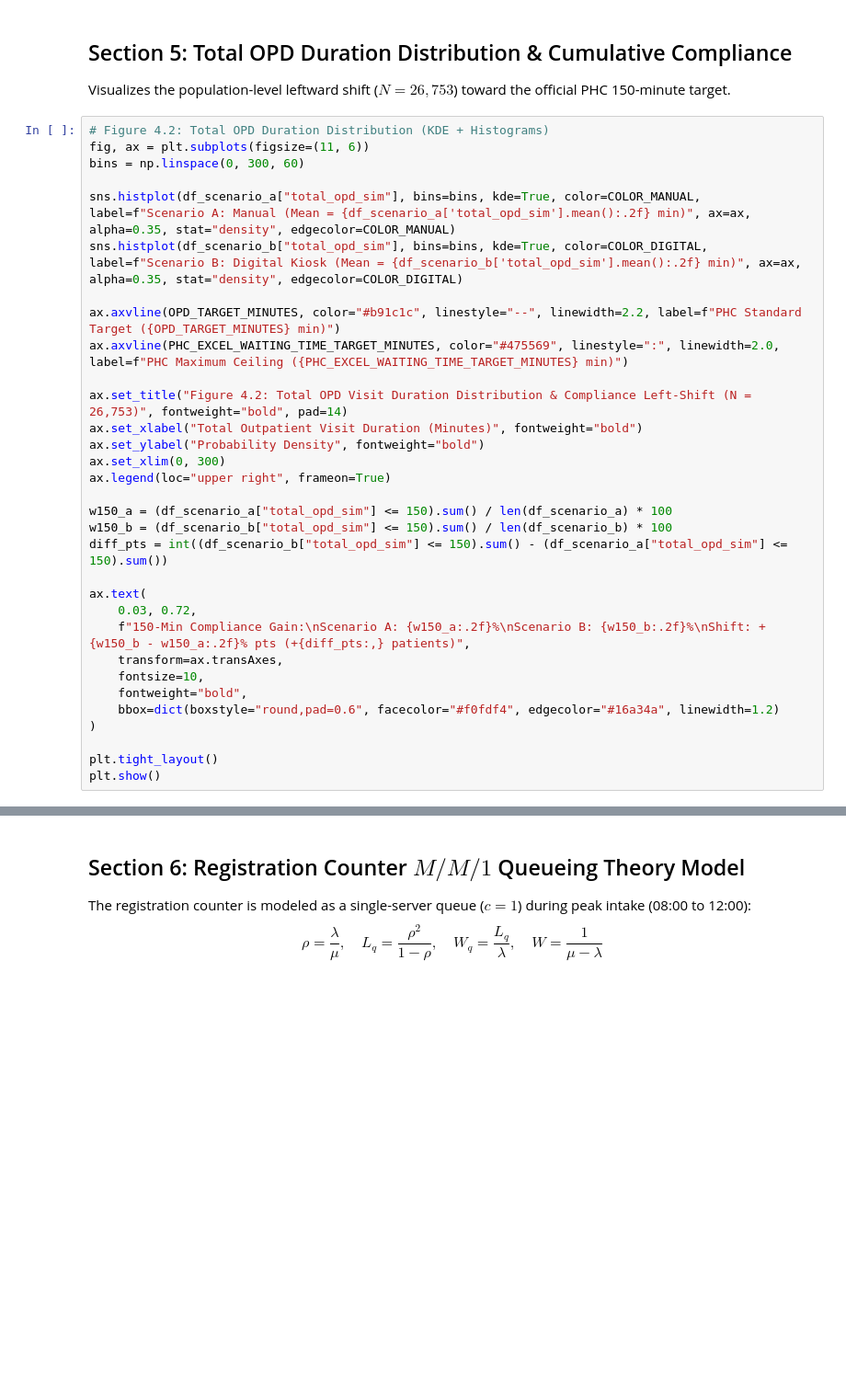
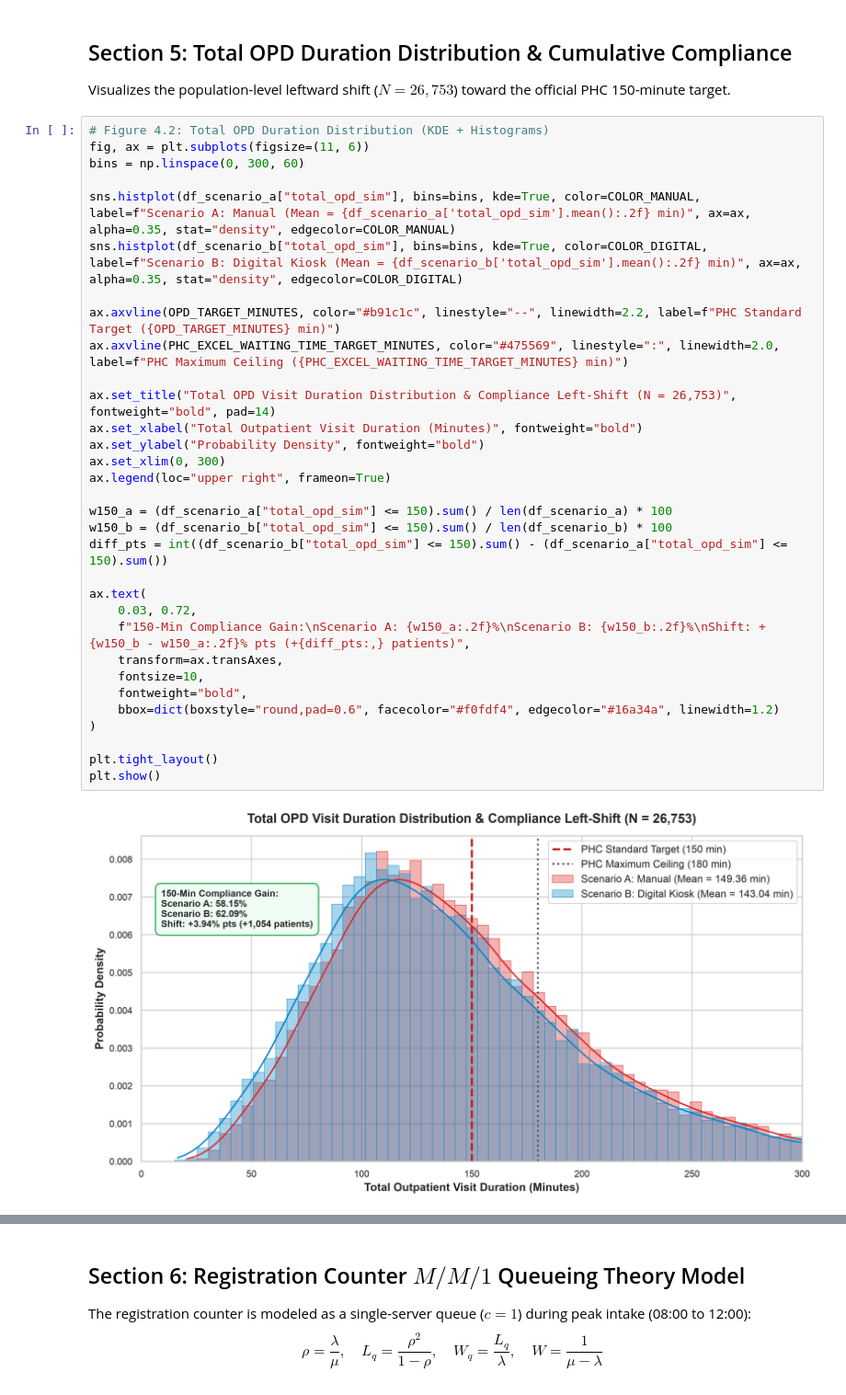
Before and after one commit to Haoraaaannnn/heart-check-phc, a Jupyter notebook: python_backend/chapter4_simulation.ipynb, the cells around one changed output, grey strips where cells are left out. Shown at 92% size. Saved outputs shown, nothing was run; the diff lists cells and outputs as text; blank space fills up the shorter version.

```diff
--- a/python_backend/chapter4_simulation.ipynb
+++ b/python_backend/chapter4_simulation.ipynb
@@ -537,34 +585,36 @@ Visualizes the population-level leftward shift ($N = 26,753$) toward the officia
 # Figure 4.2: Total OPD Duration Distribution (KDE + Histograms)
 fig, ax = plt.subplots(figsize=(11, 6))
 bins = np.linspace(0, 300, 60)
 
 sns.histplot(df_scenario_a["total_opd_sim"], bins=bins, kde=True, color=COLOR_MANUAL, label=f"Scenario A: Manual (Mean = {df_scenario_a['total_opd_sim'].mean():.2f} min)", ax=ax, alpha=0.35, stat="density", edgecolor=COLOR_MANUAL)
 sns.histplot(df_scenario_b["total_opd_sim"], bins=bins, kde=True, color=COLOR_DIGITAL, label=f"Scenario B: Digital Kiosk (Mean = {df_scenario_b['total_opd_sim'].mean():.2f} min)", ax=ax, alpha=0.35, stat="density", edgecolor=COLOR_DIGITAL)
 
 ax.axvline(OPD_TARGET_MINUTES, color="#b91c1c", linestyle="--", linewidth=2.2, label=f"PHC Standard Target ({OPD_TARGET_MINUTES} min)")
 ax.axvline(PHC_EXCEL_WAITING_TIME_TARGET_MINUTES, color="#475569", linestyle=":", linewidth=2.0, label=f"PHC Maximum Ceiling ({PHC_EXCEL_WAITING_TIME_TARGET_MINUTES} min)")
 
-ax.set_title("Figure 4.2: Total OPD Visit Duration Distribution & Compliance Left-Shift (N = 26,753)", fontweight="bold", pad=14)
+ax.set_title("Total OPD Visit Duration Distribution & Compliance Left-Shift (N = 26,753)", fontweight="bold", pad=14)
 ax.set_xlabel("Total Outpatient Visit Duration (Minutes)", fontweight="bold")
 ax.set_ylabel("Probability Density", fontweight="bold")
 ax.set_xlim(0, 300)
 ax.legend(loc="upper right", frameon=True)
 
 w150_a = (df_scenario_a["total_opd_sim"] <= 150).sum() / len(df_scenario_a) * 100
 w150_b = (df_scenario_b["total_opd_sim"] <= 150).sum() / len(df_scenario_b) * 100
 diff_pts = int((df_scenario_b["total_opd_sim"] <= 150).sum() - (df_scenario_a["total_opd_sim"] <= 150).sum())
 
 ax.text(
     0.03, 0.72,
     f"150-Min Compliance Gain:\nScenario A: {w150_a:.2f}%\nScenario B: {w150_b:.2f}%\nShift: +{w150_b - w150_a:.2f}% pts (+{diff_pts:,} patients)",
     transform=ax.transAxes,
     fontsize=10,
     fontweight="bold",
     bbox=dict(boxstyle="round,pad=0.6", facecolor="#f0fdf4", edgecolor="#16a34a", linewidth=1.2)
 )
 
 plt.tight_layout()
 plt.show()
+# %% [output]
+[figure, added]
 # %%
 # Figure 4.3: Empirical Cumulative Distribution Function (CDF)
 fig, ax = plt.subplots(figsize=(10, 6))
```
Also changed, not shown: parts of 16 cells of this notebook, 16 other files.
